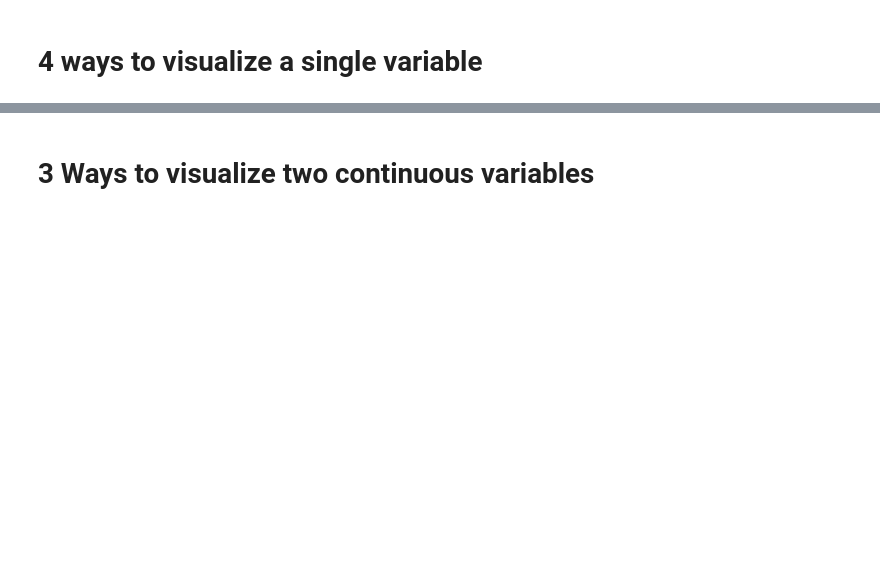
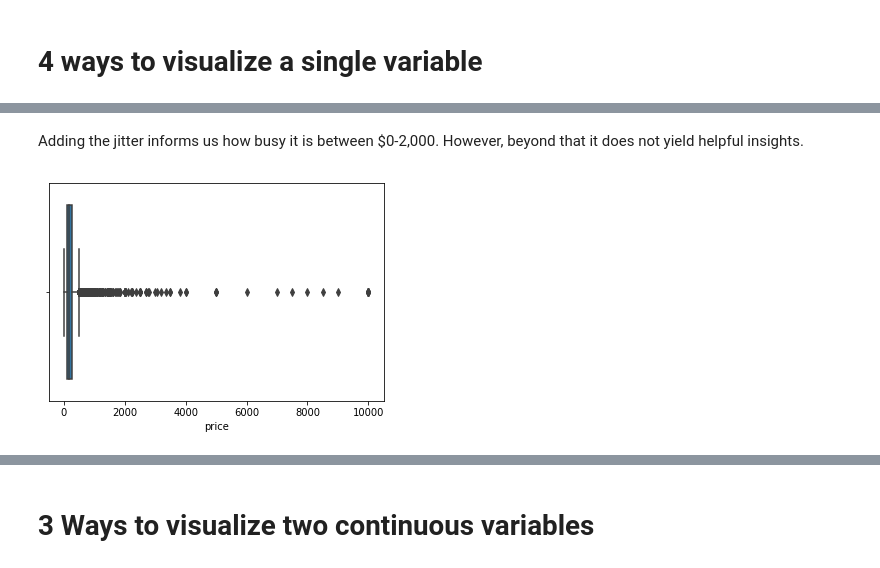
Before and after one commit to akim2034/Thinkful_DS_Bootcamp, a Jupyter notebook: Lesson 1.3.3 Present same data multiple ways Drill.ipynb, the cells around one changed output, grey strips where cells are left out. Cells and saved outputs as stored; diff of their text form; code cells hidden in the pictures; blank space fills up the shorter version.

```diff
--- a/Lesson 1.3.3 Present same data multiple ways Drill.ipynb
+++ b/Lesson 1.3.3 Present same data multiple ways Drill.ipynb
@@ -36,0 +35,7 @@ sns.violinplot(x="total_bill", data=tips);
+# %% [markdown]
+Adding the jitter informs us how busy it is between $0-2,000. However, beyond that it does not yield helpful insights.
+# %%
+# Use boxplot to identify where the outliers are.
+sns.boxplot(x="price", data=df);
+# %% [output]
+[figure, added]
```
Also changed, not shown: parts of 26 cells of this notebook, 1 other file.
